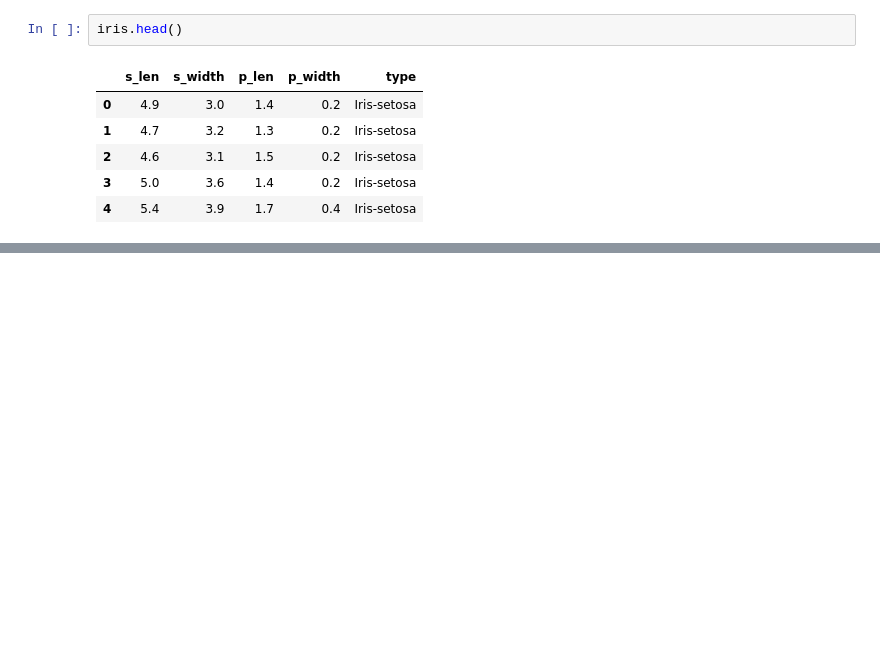
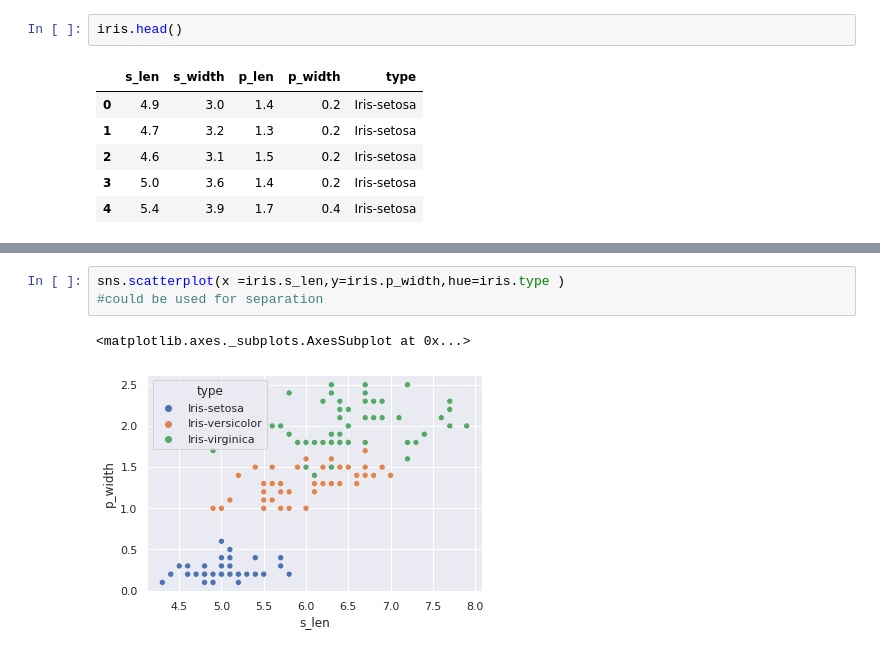
Before and after one commit to tpc1/fmml-jan-, a Jupyter notebook: FMML_M1L2_Features_Feb22.ipynb, the cells around one changed output, grey strips where cells are left out. Drawn from its saved outputs; the diff is of its cells as text; blank space fills up the shorter version.

```diff
--- a/FMML_M1L2_Features_Feb22.ipynb
+++ b/FMML_M1L2_Features_Feb22.ipynb
@@ -566 +582,7 @@ iris.head()
+# %%
+sns.scatterplot(x =iris.s_len,y=iris.p_width,hue=iris.type )
+#could be used for separation
+# %% [output]
+<matplotlib.axes._subplots.AxesSubplot at 0x...>
+[figure, added]
 # %%
```
Also changed, not shown: parts of 6 cells of this notebook.
